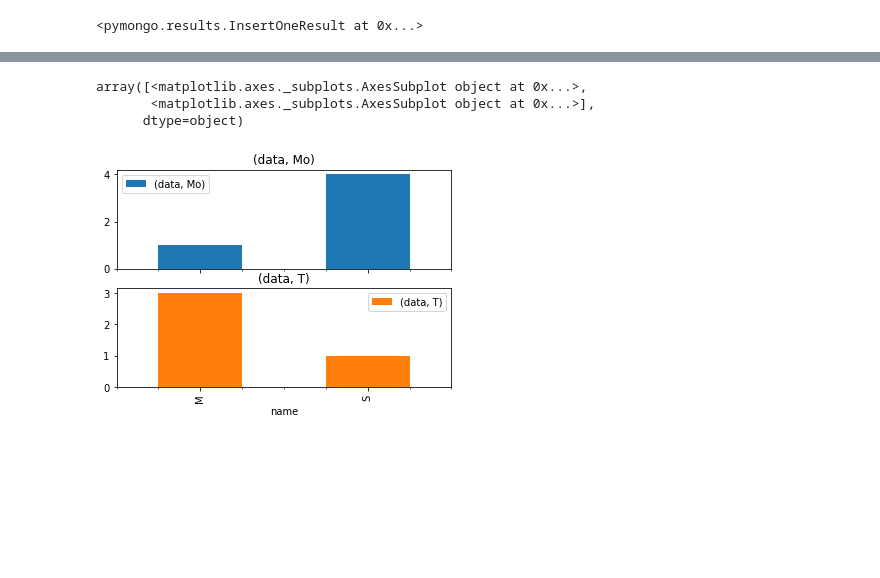
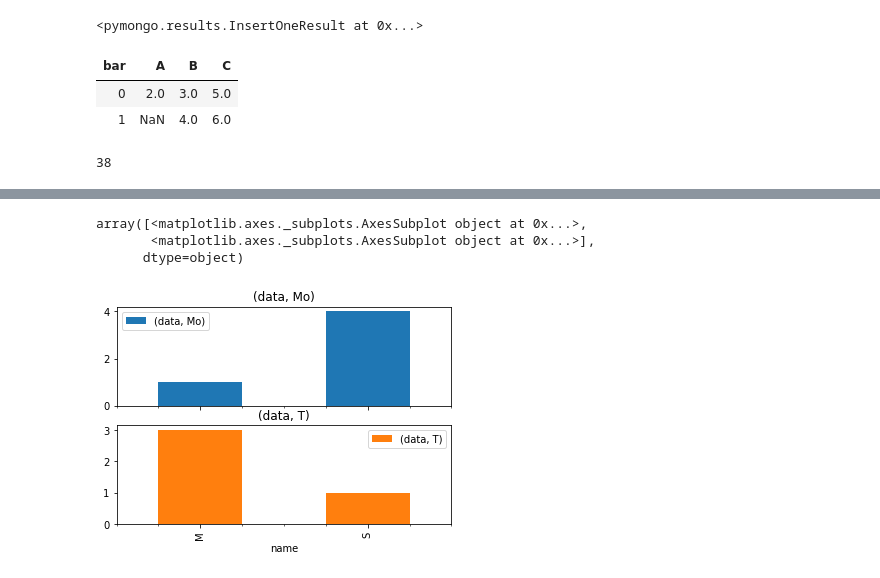
Before and after one commit to samstewart/subway-delay, a Jupyter notebook: src/notebooks/explore.ipynb, the cells around one changed output, grey strips where cells are left out. Cells and saved outputs as stored; diff of their text form; code cells hidden in the pictures; blank space fills up the shorter version.

```diff
--- a/src/notebooks/explore.ipynb
+++ b/src/notebooks/explore.ipynb
@@ -109,0 +49,18 @@ def all_stop_times(start, end, stop_name):
+# %%
+df = pd.DataFrame({'bar': ['A', 'B', 'B', 'C', 'C'],
+                   'baz': [2, 3, 4, 5, 6]
+                   })
+counts = df.groupby('bar').count()
+idx = np.hstack([np.arange(n) for n in counts['baz']])
+idx
+df.index = idx
+df
+df.pivot(columns='bar', values='baz')
+# %% [output]
+| bar | A | B | C |
+| 0 | 2.0 | 3.0 | 5.0 |
+| 1 | NaN | 4.0 | 6.0 |
+# %%
+len(stop_names)
+# %% [output]
+38
```
Also changed, not shown: parts of 18 cells of this notebook, 3 other files.
